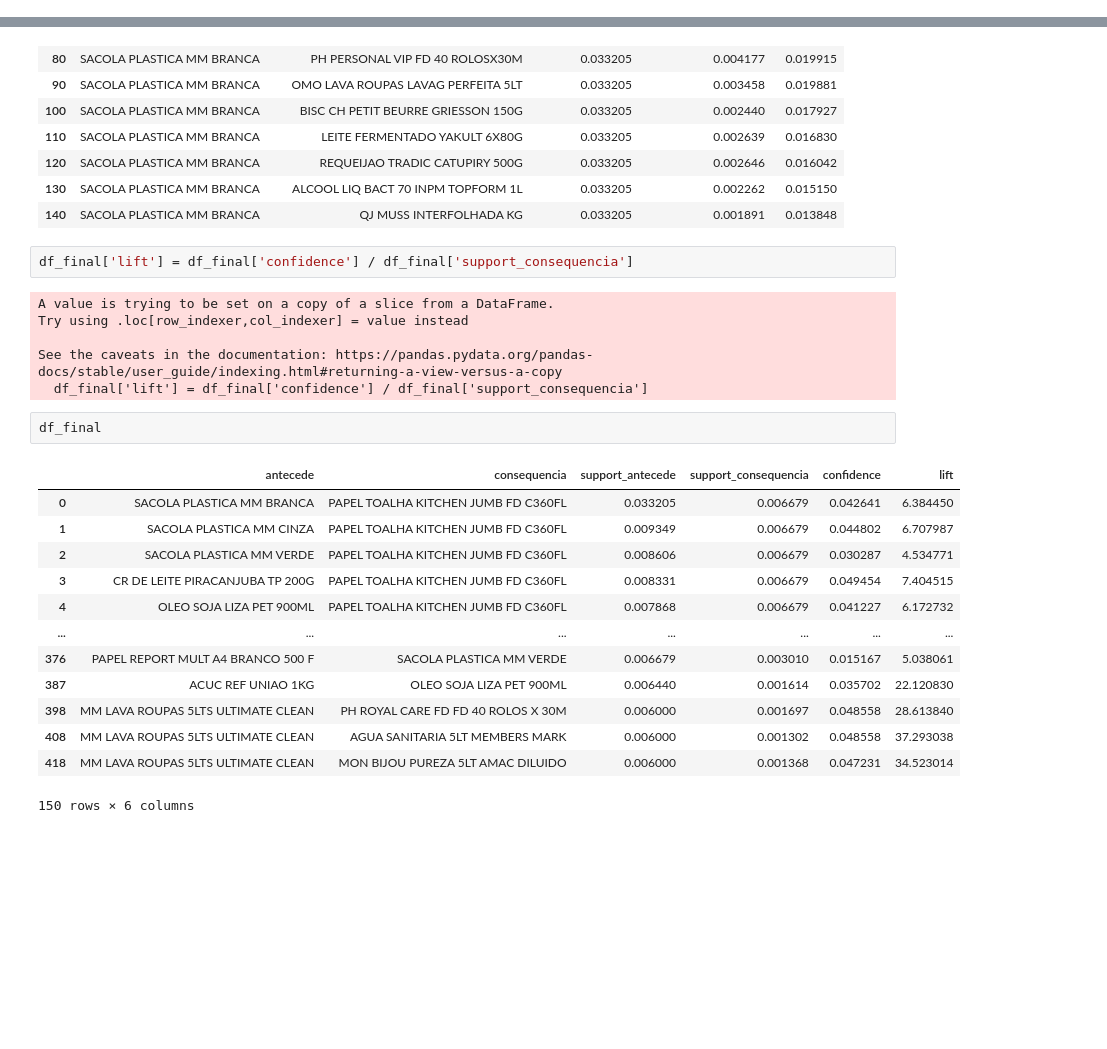
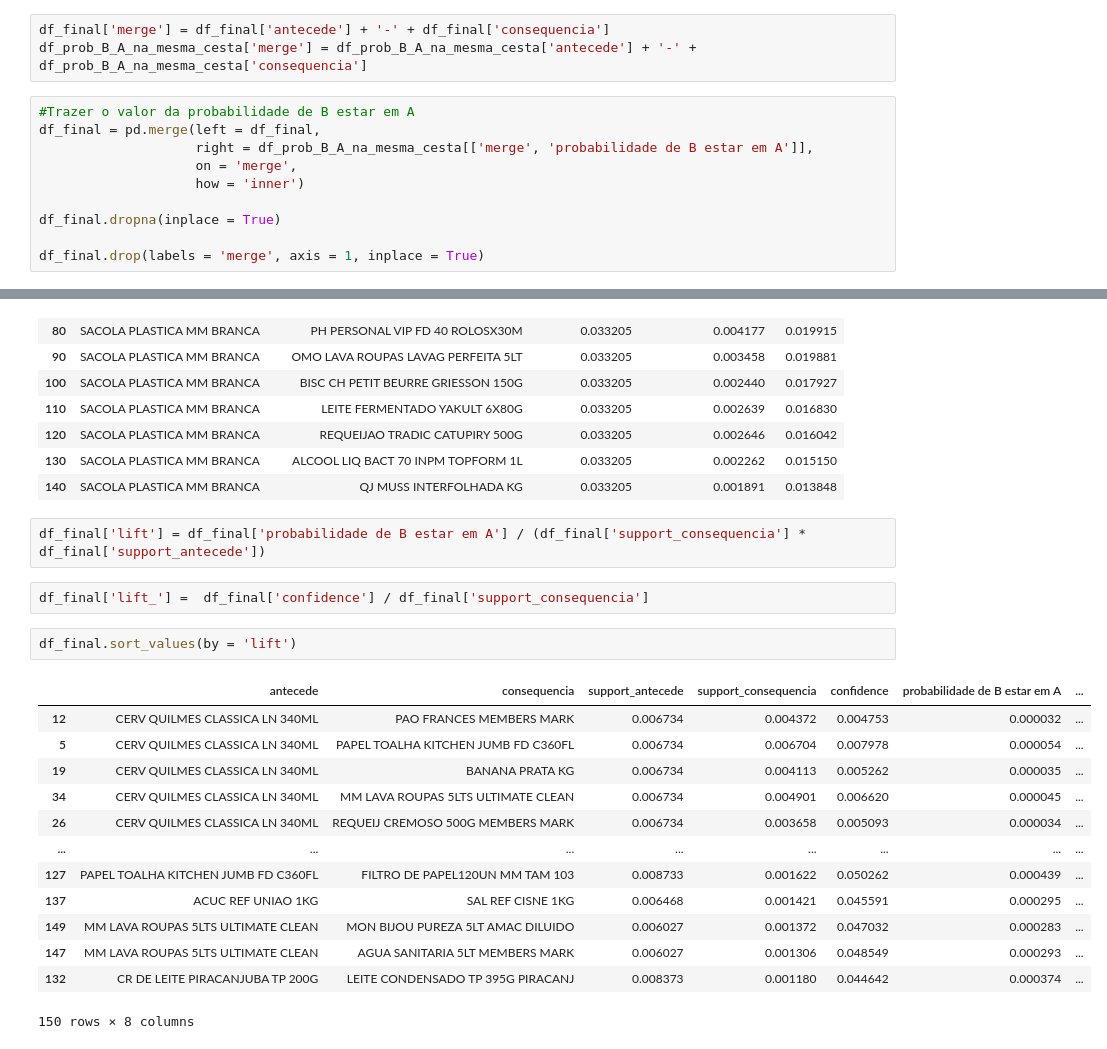
Before and after one commit to rafaelfabri/case, a Jupyter notebook: notebooks/parte_1_analytics.ipynb, the cells around one changed output, grey strips where cells are left out. Drawn from its saved outputs; the diff is of its cells as text; blank space fills up the shorter version.

Commit message:
calculo_logica_parte_1_2_finalizadas_iniciando_discucao

```diff
--- a/notebooks/parte_1_analytics.ipynb
+++ b/notebooks/parte_1_analytics.ipynb
@@ -594,2 +530,15 @@ df_final
 # %%
 df_final = df_final[['antecede', 'consequencia', 'support_antecede', 'support_consequencia','confidence']]
+# %%
+df_final['merge'] = df_final['antecede'] + '-' + df_final['consequencia']
+df_prob_B_A_na_mesma_cesta['merge'] = df_prob_B_A_na_mesma_cesta['antecede'] + '-' + df_prob_B_A_na_mesma_cesta['consequencia']
+# %%
+#Trazer o valor da probabilidade de B estar em A
+df_final = pd.merge(left = df_final,
+                    right = df_prob_B_A_na_mesma_cesta[['merge', 'probabilidade de B estar em A']],
+                    on = 'merge',
+                    how = 'inner')
+
+df_final.dropna(inplace = True)
+
+df_final.drop(labels = 'merge', axis = 1, inplace = True)
@@ -613,26 +569,22 @@ df_final[df_final['antecede'] == 'SACOLA PLASTICA MM BRANCA']
 | 130 | SACOLA PLASTICA MM BRANCA | ALCOOL LIQ BACT 70 INPM TOPFORM 1L | 0.033205 | 0.002262 | 0.015150 |
 | 140 | SACOLA PLASTICA MM BRANCA | QJ MUSS INTERFOLHADA KG | 0.033205 | 0.001891 | 0.013848 |
 # %%
-df_final['lift'] = df_final['confidence'] / df_final['support_consequencia']
+df_final['lift'] = df_final['probabilidade de B estar em A'] / (df_final['support_consequencia'] * df_final['support_antecede'])
-# %% [output]
-A value is trying to be set on a copy of a slice from a DataFrame.
-Try using .loc[row_indexer,col_indexer] = value instead
-
-See the caveats in the documentation: https://pandas.pydata.org/pandas-docs/stable/user_guide/indexing.html#returning-a-view-versus-a-copy
-  df_final['lift'] = df_final['confidence'] / df_final['support_consequencia']
+# %%
+df_final['lift_'] =  df_final['confidence'] / df_final['support_consequencia']
 # %%
-df_final
+df_final.sort_values(by = 'lift')
 # %% [output]
-|  | antecede | consequencia | support_antecede | support_consequencia | confidence | lift |
-| 0 | SACOLA PLASTICA MM BRANCA | PAPEL TOALHA KITCHEN JUMB FD C360FL | 0.033205 | 0.006679 | 0.042641 | 6.384450 |
-| 1 | SACOLA PLASTICA MM CINZA | PAPEL TOALHA KITCHEN JUMB FD C360FL | 0.009349 | 0.006679 | 0.044802 | 6.707987 |
-| 2 | SACOLA PLASTICA MM VERDE | PAPEL TOALHA KITCHEN JUMB FD C360FL | 0.008606 | 0.006679 | 0.030287 | 4.534771 |
-| 3 | CR DE LEITE PIRACANJUBA TP 200G | PAPEL TOALHA KITCHEN JUMB FD C360FL | 0.008331 | 0.006679 | 0.049454 | 7.404515 |
-| 4 | OLEO SOJA LIZA PET 900ML | PAPEL TOALHA KITCHEN JUMB FD C360FL | 0.007868 | 0.006679 | 0.041227 | 6.172732 |
-| ... | ... | ... | ... | ... | ... | ... |
-| 376 | PAPEL REPORT MULT A4 BRANCO 500 F | SACOLA PLASTICA MM VERDE | 0.006679 | 0.003010 | 0.015167 | 5.038061 |
-| 387 | ACUC REF UNIAO 1KG | OLEO SOJA LIZA PET 900ML | 0.006440 | 0.001614 | 0.035702 | 22.120830 |
-| 398 | MM LAVA ROUPAS 5LTS ULTIMATE CLEAN | PH ROYAL CARE FD FD 40 ROLOS X 30M | 0.006000 | 0.001697 | 0.048558 | 28.613840 |
-| 408 | MM LAVA ROUPAS 5LTS ULTIMATE CLEAN | AGUA SANITARIA 5LT MEMBERS MARK | 0.006000 | 0.001302 | 0.048558 | 37.293038 |
-| 418 | MM LAVA ROUPAS 5LTS ULTIMATE CLEAN | MON BIJOU PUREZA 5LT AMAC DILUIDO | 0.006000 | 0.001368 | 0.047231 | 34.523014 |
+|  | antecede | consequencia | support_antecede | support_consequencia | confidence | probabilidade de B estar em A | ... |
+| 12 | CERV QUILMES CLASSICA LN 340ML | PAO FRANCES MEMBERS MARK | 0.006734 | 0.004372 | 0.004753 | 0.000032 | ... |
+| 5 | CERV QUILMES CLASSICA LN 340ML | PAPEL TOALHA KITCHEN JUMB FD C360FL | 0.006734 | 0.006704 | 0.007978 | 0.000054 | ... |
+| 19 | CERV QUILMES CLASSICA LN 340ML | BANANA PRATA KG | 0.006734 | 0.004113 | 0.005262 | 0.000035 | ... |
+| 34 | CERV QUILMES CLASSICA LN 340ML | MM LAVA ROUPAS 5LTS ULTIMATE CLEAN | 0.006734 | 0.004901 | 0.006620 | 0.000045 | ... |
+| 26 | CERV QUILMES CLASSICA LN 340ML | REQUEIJ CREMOSO 500G MEMBERS MARK | 0.006734 | 0.003658 | 0.005093 | 0.000034 | ... |
+| ... | ... | ... | ... | ... | ... | ... | ... |
+| 127 | PAPEL TOALHA KITCHEN JUMB FD C360FL | FILTRO DE PAPEL120UN MM TAM 103 | 0.008733 | 0.001622 | 0.050262 | 0.000439 | ... |
+| 137 | ACUC REF UNIAO 1KG | SAL REF CISNE 1KG | 0.006468 | 0.001421 | 0.045591 | 0.000295 | ... |
+| 149 | MM LAVA ROUPAS 5LTS ULTIMATE CLEAN | MON BIJOU PUREZA 5LT AMAC DILUIDO | 0.006027 | 0.001372 | 0.047032 | 0.000283 | ... |
+| 147 | MM LAVA ROUPAS 5LTS ULTIMATE CLEAN | AGUA SANITARIA 5LT MEMBERS MARK | 0.006027 | 0.001306 | 0.048549 | 0.000293 | ... |
+| 132 | CR DE LEITE PIRACANJUBA TP 200G | LEITE CONDENSADO TP 395G PIRACANJ | 0.008373 | 0.001180 | 0.044642 | 0.000374 | ... |
-150 rows × 6 columns
+150 rows × 8 columns
```
Also changed, not shown: parts of 57 cells of this notebook, 4 other files.
